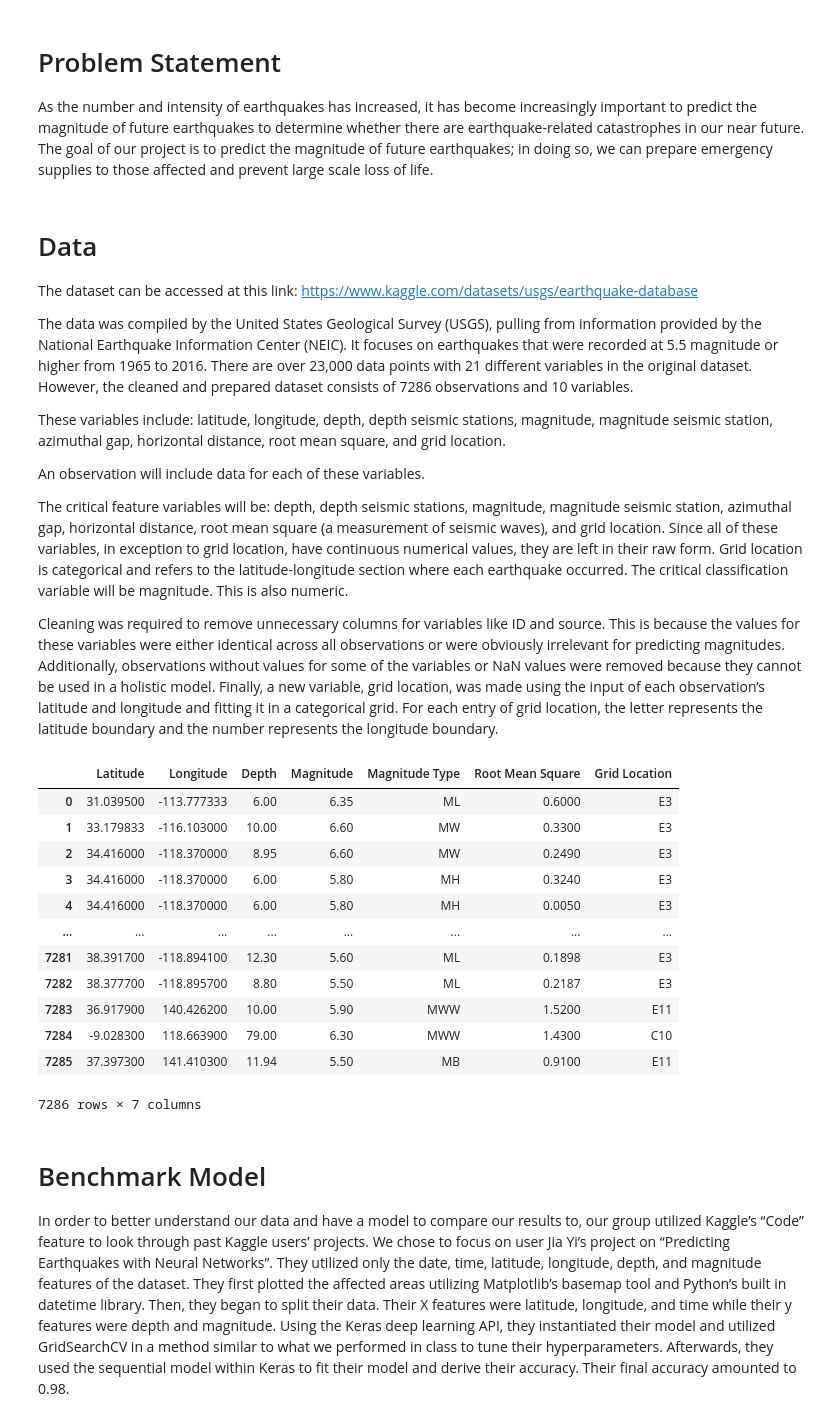
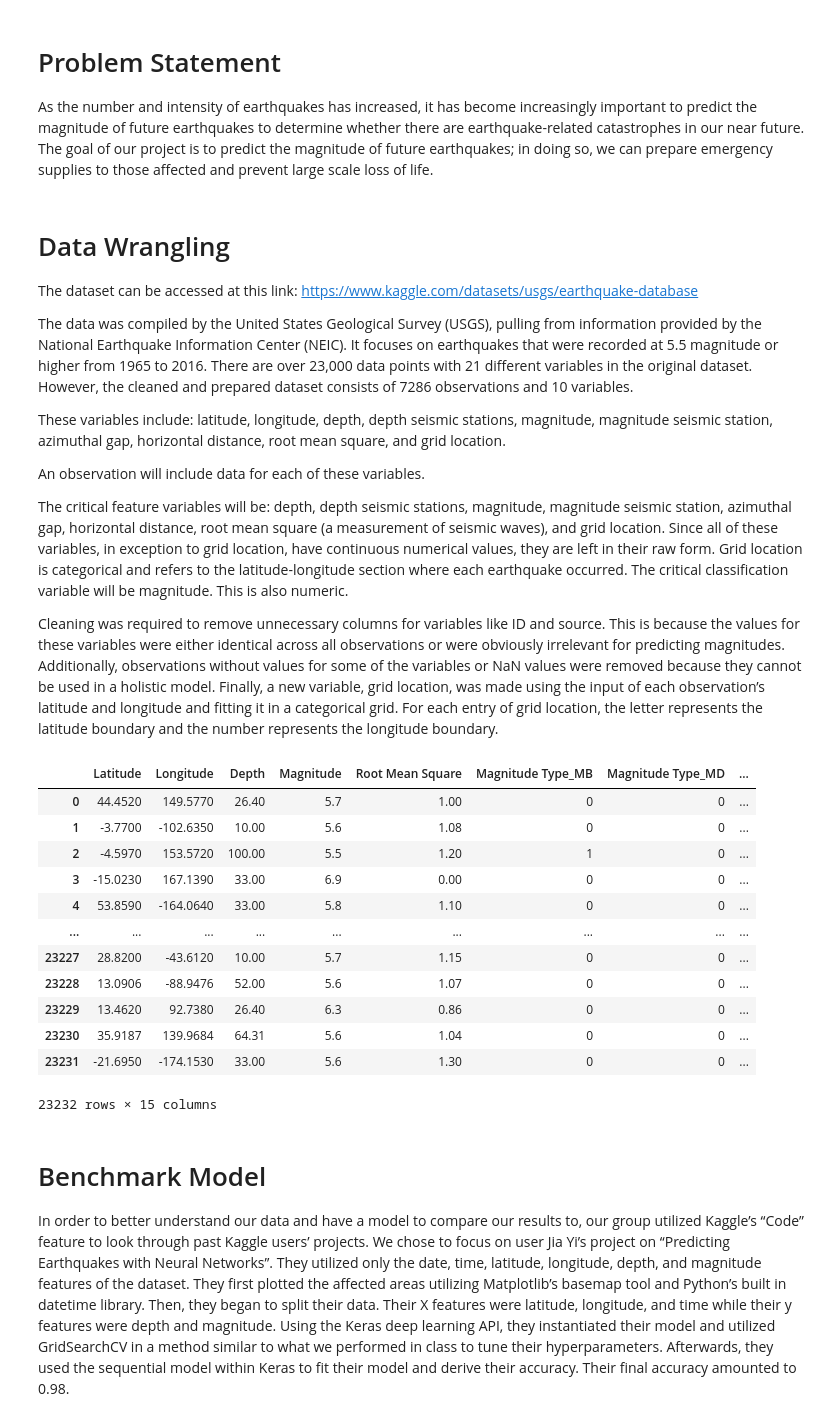
Before and after one commit to COGS118A/Group003-Wi23, a Jupyter notebook: CheckpointGroup003-Wi23.ipynb, the cells around one changed output. Cells and saved outputs as stored; diff of their text form; code cells hidden in the pictures.

```diff
--- a/CheckpointGroup003-Wi23.ipynb
+++ b/CheckpointGroup003-Wi23.ipynb
@@ -23,7 +23,7 @@ Overall, earthquake research remains a critical area of study, and ongoing effor
 
 As the number and intensity of earthquakes has increased, it has become increasingly important to predict the magnitude of future earthquakes to determine whether there are earthquake-related catastrophes in our near future. The goal of our project is to predict the magnitude of future earthquakes; in doing so, we can prepare emergency supplies to those affected and prevent large scale loss of life.
 # %% [markdown]
-# Data
+# Data Wrangling
 
 The dataset can be accessed at this link: https://www.kaggle.com/datasets/usgs/earthquake-database
 
@@ -42,46 +42,43 @@ The critical feature variables will be: depth, depth seismic stations, magnitude
 
 
 Cleaning was required to remove unnecessary columns for variables like ID and source. This is because the values for these variables were either identical across all observations or were obviously irrelevant for predicting magnitudes. Additionally, observations without values for some of the variables or NaN values were removed because they cannot be used in a holistic model. Finally, a new variable, grid location, was made using the input of each observation’s latitude and longitude and fitting it in a categorical grid. For each entry of grid location, the letter represents the latitude boundary and the number represents the longitude boundary.
-# %%
-import pandas as pd
-
-# Clean data to remove unnecessary entries and columns
-data = pd.read_csv('database.csv')
-data = data[data['Type'] == 'Earthquake']
-data = data.loc[data['Azimuthal Gap'].notnull()]
-data = data.fillna(0)
-data = data.reset_index(drop=True)
-data = data.drop(labels=['Magnitude Error','Date','Time','Depth Error','Horizontal Error','ID',
-                         'Source','Type','Location Source','Magnitude Source','Status',
-                         'Depth Seismic Stations', 'Magnitude Seismic Stations', 'Azimuthal Gap', 'Horizontal Distance'],axis=1)
-
-# Create coordinate grid boundaries labels
-latitude_bins = [-90,-60,-30,0,30,60,90]
-longitude_bins = [-180,-150,-120,-90,-60,-30,0,30,60,90,120,150,180]
-latitude_labels = ['A','B','C','D','E','F']
-longitude_labels = ['1','2','3','4','5','6','7','8','9','10','11','12']
-
-# Categorize earthquakes by their grid location
-data['Grid Location_Lat'] = pd.cut(data['Latitude'],latitude_bins,labels=latitude_labels)
-data['Grid Location_Long'] = pd.cut(data['Longitude'],longitude_bins,labels=longitude_labels)
-data['Grid Location'] = data[['Grid Location_Lat','Grid Location_Long']].apply("".join,axis=1)
-data = data.drop(labels=['Grid Location_Lat','Grid Location_Long'],axis=1)
-
-data
-# %% [output]
-|  | Latitude | Longitude | Depth | Magnitude | Magnitude Type | Root Mean Square | Grid Location |
-| 0 | 31.039500 | -113.777333 | 6.00 | 6.35 | ML | 0.6000 | E3 |
-| 1 | 33.179833 | -116.103000 | 10.00 | 6.60 | MW | 0.3300 | E3 |
-| 2 | 34.416000 | -118.370000 | 8.95 | 6.60 | MW | 0.2490 | E3 |
-| 3 | 34.416000 | -118.370000 | 6.00 | 5.80 | MH | 0.3240 | E3 |
-| 4 | 34.416000 | -118.370000 | 6.00 | 5.80 | MH | 0.0050 | E3 |
-| ... | ... | ... | ... | ... | ... | ... | ... |
-| 7281 | 38.391700 | -118.894100 | 12.30 | 5.60 | ML | 0.1898 | E3 |
-| 7282 | 38.377700 | -118.895700 | 8.80 | 5.50 | ML | 0.2187 | E3 |
-| 7283 | 36.917900 | 140.426200 | 10.00 | 5.90 | MWW | 1.5200 | E11 |
-| 7284 | -9.028300 | 118.663900 | 79.00 | 6.30 | MWW | 1.4300 | C10 |
-| 7285 | 37.397300 | 141.410300 | 11.94 | 5.50 | MB | 0.9100 | E11 |
-7286 rows × 7 columns
+# %%
+import pandas as pd
+from sklearn.utils import shuffle
+
+# Remove irrelevant data points and null observations
+data = pd.read_csv('database.csv')
+data = data[data['Type'] == 'Earthquake']
+data = data.fillna(0)
+
+# Remove irrelevant feature columns
+data = data.drop(labels=['Magnitude Error','Date','Time','Depth Error','Horizontal Error','ID',
+                         'Source','Type','Location Source','Magnitude Source','Status',
+                         'Depth Seismic Stations', 'Magnitude Seismic Stations', 'Azimuthal Gap', 'Horizontal Distance'],axis=1)
+
+# Convert categorical variables into quatifiable ones using one-hot encoding
+data = pd.get_dummies(data, columns = ['Magnitude Type'], drop_first=True)
+
+# Shuffle the data and separate feature data from labels
+data = shuffle(data).reset_index(drop=True)
+X = data.drop(labels = ['Magnitude'], axis=1)
+y = data['Magnitude']
+
+data
+# %% [output]
+|  | Latitude | Longitude | Depth | Magnitude | Root Mean Square | Magnitude Type_MB | Magnitude Type_MD | ... |
+| 0 | 44.4520 | 149.5770 | 26.40 | 5.7 | 1.00 | 0 | 0 | ... |
+| 1 | -3.7700 | -102.6350 | 10.00 | 5.6 | 1.08 | 0 | 0 | ... |
+| 2 | -4.5970 | 153.5720 | 100.00 | 5.5 | 1.20 | 1 | 0 | ... |
+| 3 | -15.0230 | 167.1390 | 33.00 | 6.9 | 0.00 | 0 | 0 | ... |
+| 4 | 53.8590 | -164.0640 | 33.00 | 5.8 | 1.10 | 0 | 0 | ... |
+| ... | ... | ... | ... | ... | ... | ... | ... | ... |
+| 23227 | 28.8200 | -43.6120 | 10.00 | 5.7 | 1.15 | 0 | 0 | ... |
+| 23228 | 13.0906 | -88.9476 | 52.00 | 5.6 | 1.07 | 0 | 0 | ... |
+| 23229 | 13.4620 | 92.7380 | 26.40 | 6.3 | 0.86 | 0 | 0 | ... |
+| 23230 | 35.9187 | 139.9684 | 64.31 | 5.6 | 1.04 | 0 | 0 | ... |
+| 23231 | -21.6950 | -174.1530 | 33.00 | 5.6 | 1.30 | 0 | 0 | ... |
+23232 rows × 15 columns
 # %% [markdown]
 # Benchmark Model
 
```
Also changed, not shown: parts of 9 cells of this notebook.
